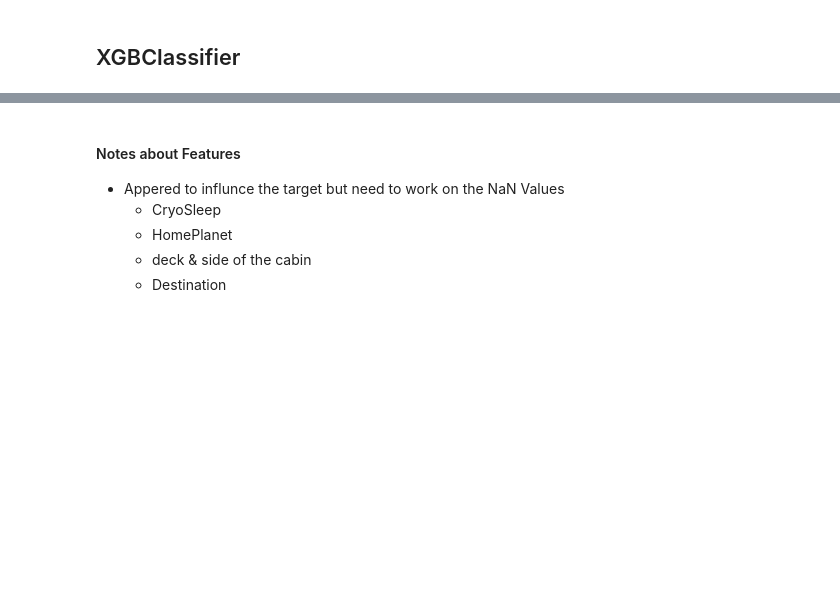
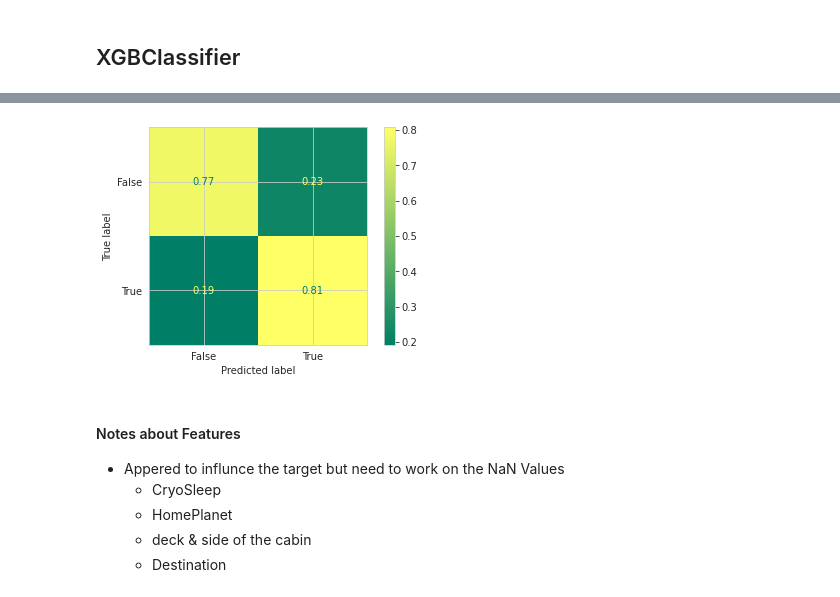
Before and after one commit to Abdelrahman-Hanafy/Kaggle-Knowledge, a Jupyter notebook: spaceship-titanic.ipynb, the cells around one changed output, grey strips where cells are left out. Cells and saved outputs as stored; diff of their text form; code cells hidden in the pictures; blank space fills up the shorter version.

```diff
--- a/spaceship-titanic.ipynb
+++ b/spaceship-titanic.ipynb
@@ -433,3 +472,11 @@ matrix_it(xgb_model,X_train , X_test , y_train , y_test)
+# %%
+plot_confusion_matrix(xgb_model,
+                      X_std_test,
+                      y_test,
+                      cmap = "summer",
+                      normalize = "true");
+# %% [output]
+[figure, added]
 # %% [markdown]
 #### Notes about Features
 - Appered to influnce the target but need to work on the NaN Values
```
Also changed, not shown: parts of 22 cells of this notebook.
